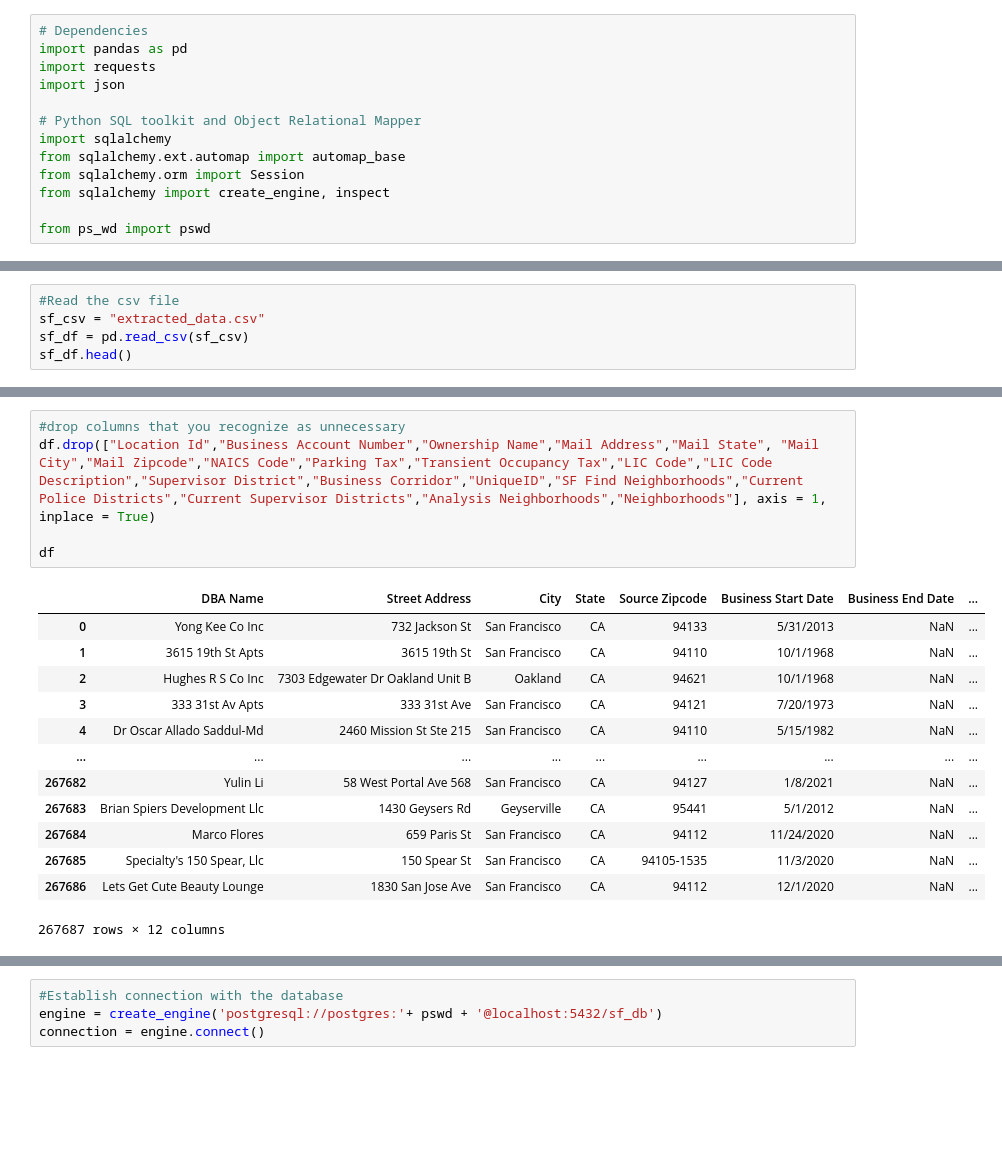
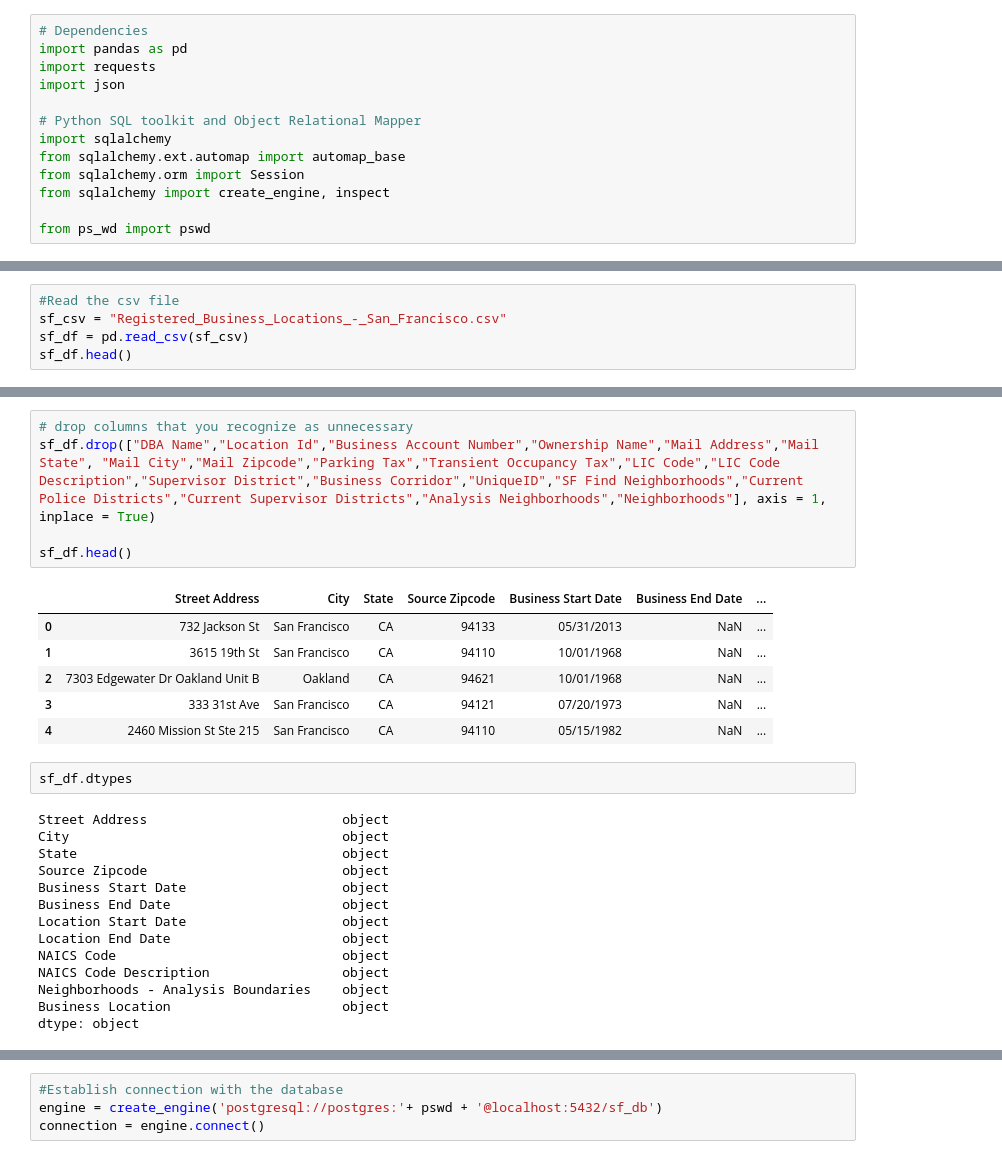
Before and after one commit to katrinan029/project-shutdown, a Jupyter notebook: flask_app/database.ipynb, the cells around one changed output, grey strips where cells are left out. Drawn from its saved outputs; the diff is of its cells as text; blank space fills up the shorter version.

```diff
--- a/flask_app/database.ipynb
+++ b/flask_app/database.ipynb
@@ -42,6 +24,6 @@ print(json.dumps(sf_data, indent=4, sort_keys=True))
 # %%
 #Read the csv file
-sf_csv = "extracted_data.csv"
+sf_csv = "Registered_Business_Locations_-_San_Francisco.csv"
 sf_df = pd.read_csv(sf_csv)
 sf_df.head()
 # %% [output]
@@ -62,19 +37,28 @@ df.head()
 # %%
-#drop columns that you recognize as unnecessary
-df.drop(["Location Id","Business Account Number","Ownership Name","Mail Address","Mail State", "Mail City","Mail Zipcode","NAICS Code","Parking Tax","Transient Occupancy Tax","LIC Code","LIC Code Description","Supervisor District","Business Corridor","UniqueID","SF Find Neighborhoods","Current Police Districts","Current Supervisor Districts","Analysis Neighborhoods","Neighborhoods"], axis = 1, inplace = True)
+# drop columns that you recognize as unnecessary
+sf_df.drop(["DBA Name","Location Id","Business Account Number","Ownership Name","Mail Address","Mail State", "Mail City","Mail Zipcode","Parking Tax","Transient Occupancy Tax","LIC Code","LIC Code Description","Supervisor District","Business Corridor","UniqueID","SF Find Neighborhoods","Current Police Districts","Current Supervisor Districts","Analysis Neighborhoods","Neighborhoods"], axis = 1, inplace = True)
 
-df
+sf_df.head()
 # %% [output]
-|  | DBA Name | Street Address | City | State | Source Zipcode | Business Start Date | Business End Date | ... |
-| 0 | Yong Kee Co Inc | 732 Jackson St | San Francisco | CA | 94133 | 5/31/2013 | NaN | ... |
-| 1 | 3615 19th St Apts | 3615 19th St | San Francisco | CA | 94110 | 10/1/1968 | NaN | ... |
-| 2 | Hughes R S Co Inc | 7303 Edgewater Dr Oakland Unit B | Oakland | CA | 94621 | 10/1/1968 | NaN | ... |
-| 3 | 333 31st Av Apts | 333 31st Ave | San Francisco | CA | 94121 | 7/20/1973 | NaN | ... |
-| 4 | Dr Oscar Allado Saddul-Md | 2460 Mission St Ste 215 | San Francisco | CA | 94110 | 5/15/1982 | NaN | ... |
-| ... | ... | ... | ... | ... | ... | ... | ... | ... |
-| 267682 | Yulin Li | 58 West Portal Ave 568 | San Francisco | CA | 94127 | 1/8/2021 | NaN | ... |
-| 267683 | Brian Spiers Development Llc | 1430 Geysers Rd | Geyserville | CA | 95441 | 5/1/2012 | NaN | ... |
-| 267684 | Marco Flores | 659 Paris St | San Francisco | CA | 94112 | 11/24/2020 | NaN | ... |
-| 267685 | Specialty's 150 Spear, Llc | 150 Spear St | San Francisco | CA | 94105-1535 | 11/3/2020 | NaN | ... |
-| 267686 | Lets Get Cute Beauty Lounge | 1830 San Jose Ave | San Francisco | CA | 94112 | 12/1/2020 | NaN | ... |
+|  | Street Address | City | State | Source Zipcode | Business Start Date | Business End Date | ... |
+| 0 | 732 Jackson St | San Francisco | CA | 94133 | 05/31/2013 | NaN | ... |
+| 1 | 3615 19th St | San Francisco | CA | 94110 | 10/01/1968 | NaN | ... |
+| 2 | 7303 Edgewater Dr Oakland Unit B | Oakland | CA | 94621 | 10/01/1968 | NaN | ... |
+| 3 | 333 31st Ave | San Francisco | CA | 94121 | 07/20/1973 | NaN | ... |
+| 4 | 2460 Mission St Ste 215 | San Francisco | CA | 94110 | 05/15/1982 | NaN | ... |
-267687 rows × 12 columns
+# %%
+sf_df.dtypes
+# %% [output]
+Street Address                         object
+City                                   object
+State                                  object
+Source Zipcode                         object
+Business Start Date                    object
+Business End Date                      object
+Location Start Date                    object
+Location End Date                      object
+NAICS Code                             object
+NAICS Code Description                 object
+Neighborhoods - Analysis Boundaries    object
+Business Location                      object
+dtype: object
```
Also changed, not shown: parts of 20 cells of this notebook, 4 other files.
